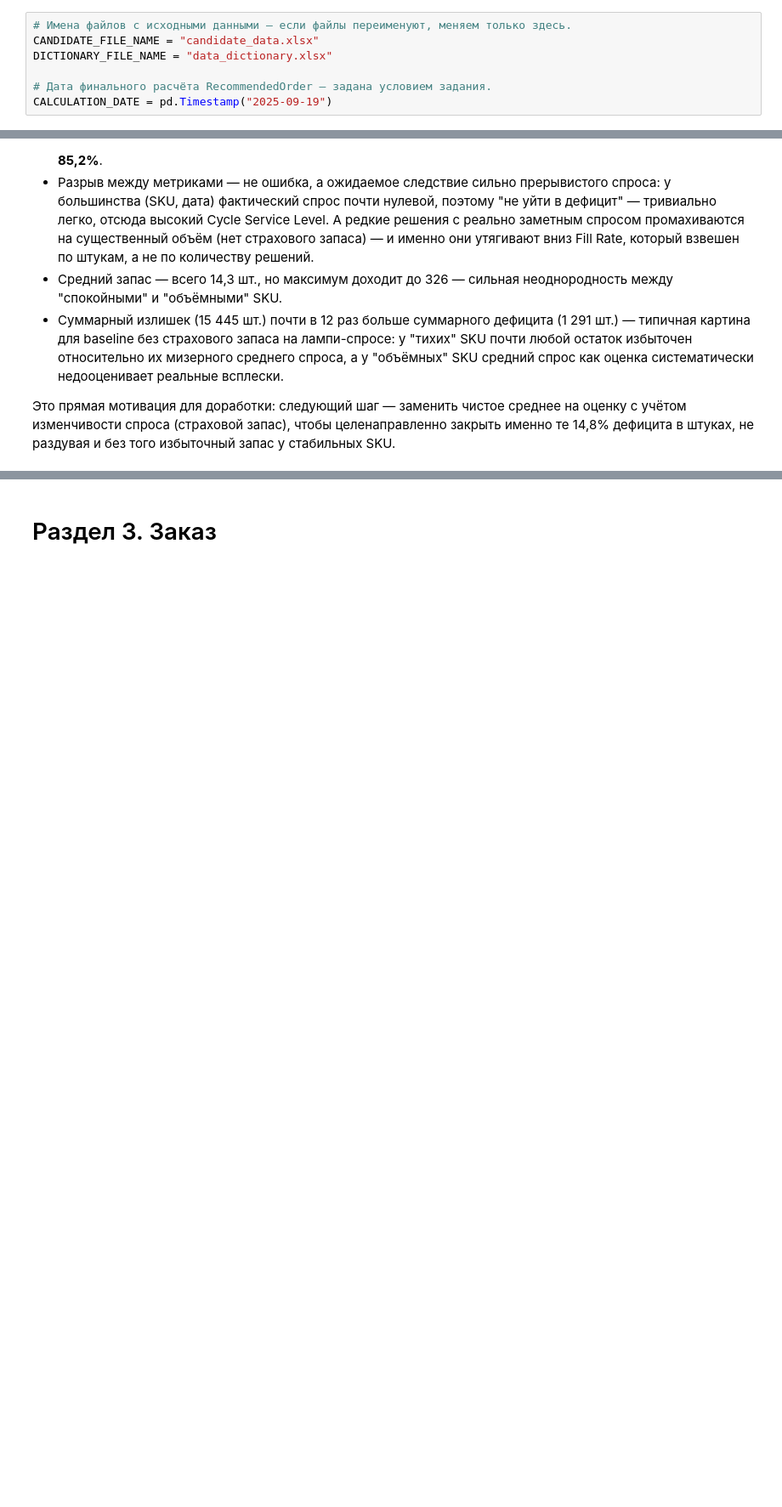
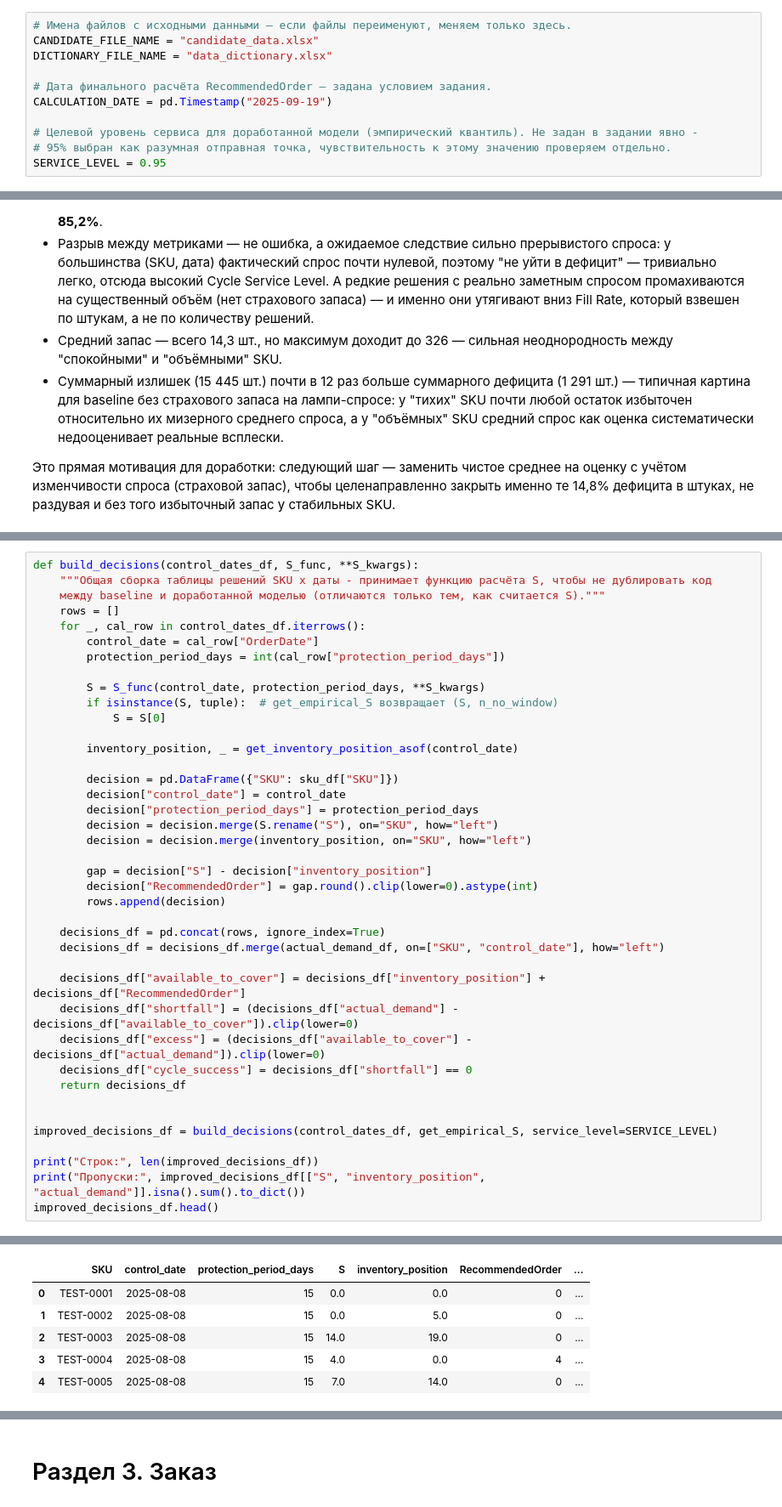
Before and after one commit to Viktor-VK/reorder-model, a Jupyter notebook: notebooks/reorder_model.ipynb, the cells around one changed output, grey strips where cells are left out. Shown at 85% size. Cells and saved outputs as stored; diff of their text form; blank space fills up the shorter version.

```diff
--- a/notebooks/reorder_model.ipynb
+++ b/notebooks/reorder_model.ipynb
@@ -19,6 +19,10 @@ DICTIONARY_FILE_NAME = "data_dictionary.xlsx"
 
 # Дата финального расчёта RecommendedOrder — задана условием задания.
 CALCULATION_DATE = pd.Timestamp("2025-09-19")
+
+# Целевой уровень сервиса для доработанной модели (эмпирический квантиль). Не задан в задании явно -
+# 95% выбран как разумная отправная точка, чувствительность к этому значению проверяем отдельно.
+SERVICE_LEVEL = 0.95
 # %% [markdown]
 # Раздел 1. Baseline
 # %% [markdown]
@@ -695,0 +756,41 @@ baseline_metrics_df
+# %%
+def build_decisions(control_dates_df, S_func, **S_kwargs):
+    """Общая сборка таблицы решений SKU x даты - принимает функцию расчёта S, чтобы не дублировать код
+    между baseline и доработанной моделью (отличаются только тем, как считается S)."""
+    rows = []
+    for _, cal_row in control_dates_df.iterrows():
+        control_date = cal_row["OrderDate"]
+        protection_period_days = int(cal_row["protection_period_days"])
+
+        S = S_func(control_date, protection_period_days, **S_kwargs)
+        if isinstance(S, tuple):  # get_empirical_S возвращает (S, n_no_window)
+            S = S[0]
+
+        inventory_position, _ = get_inventory_position_asof(control_date)
+
+        decision = pd.DataFrame({"SKU": sku_df["SKU"]})
+        decision["control_date"] = control_date
+        decision["protection_period_days"] = protection_period_days
+        decision = decision.merge(S.rename("S"), on="SKU", how="left")
+        decision = decision.merge(inventory_position, on="SKU", how="left")
+
+        gap = decision["S"] - decision["inventory_position"]
+        decision["RecommendedOrder"] = gap.round().clip(lower=0).astype(int)
+        rows.append(decision)
+
+    decisions_df = pd.concat(rows, ignore_index=True)
+    decisions_df = decisions_df.merge(actual_demand_df, on=["SKU", "control_date"], how="left")
+
+    decisions_df["available_to_cover"] = decisions_df["inventory_position"] + decisions_df["RecommendedOrder"]
+    decisions_df["shortfall"] = (decisions_df["actual_demand"] - decisions_df["available_to_cover"]).clip(lower=0)
+    decisions_df["excess"] = (decisions_df["available_to_cover"] - decisions_df["actual_demand"]).clip(lower=0)
+    decisions_df["cycle_success"] = decisions_df["shortfall"] == 0
+    return decisions_df
+
+
+improved_decisions_df = build_decisions(control_dates_df, get_empirical_S, service_level=SERVICE_LEVEL)
+
+print("Строк:", len(improved_decisions_df))
+print("Пропуски:", improved_decisions_df[["S", "inventory_position", "actual_demand"]].isna().sum().to_dict())
+improved_decisions_df.head()
+# %% [output]
@@ -695,0 +799,6 @@ baseline_metrics_df
+|  | SKU | control_date | protection_period_days | S | inventory_position | RecommendedOrder | ... |
+| 0 | TEST-0001 | 2025-08-08 | 15 | 0.0 | 0.0 | 0 | ... |
+| 1 | TEST-0002 | 2025-08-08 | 15 | 0.0 | 5.0 | 0 | ... |
+| 2 | TEST-0003 | 2025-08-08 | 15 | 14.0 | 19.0 | 0 | ... |
+| 3 | TEST-0004 | 2025-08-08 | 15 | 4.0 | 0.0 | 4 | ... |
+| 4 | TEST-0005 | 2025-08-08 | 15 | 7.0 | 14.0 | 0 | ... |
```
Also changed, not shown: parts of 10 cells of this notebook.
